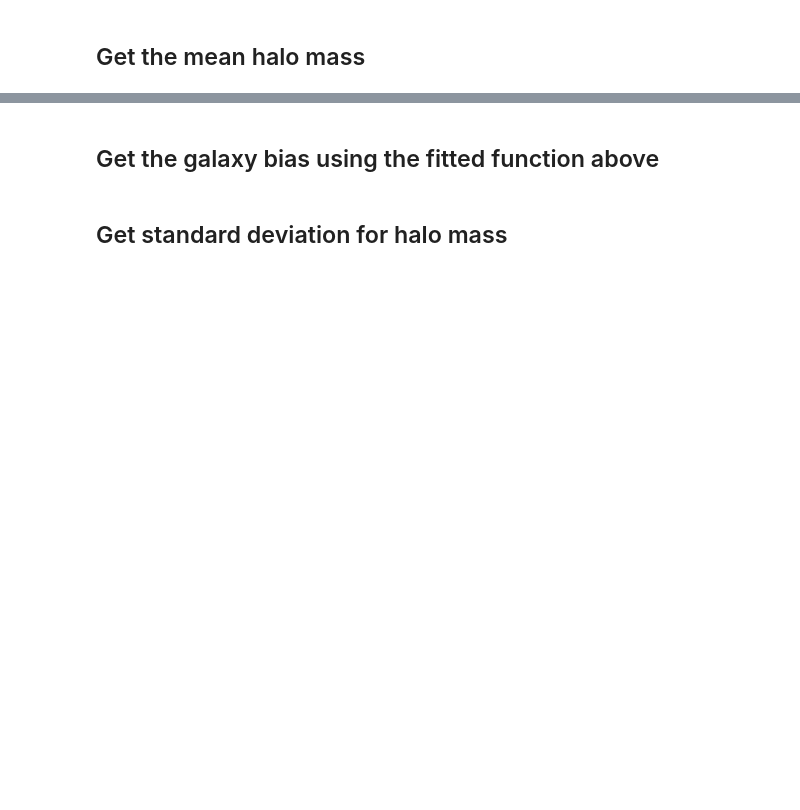
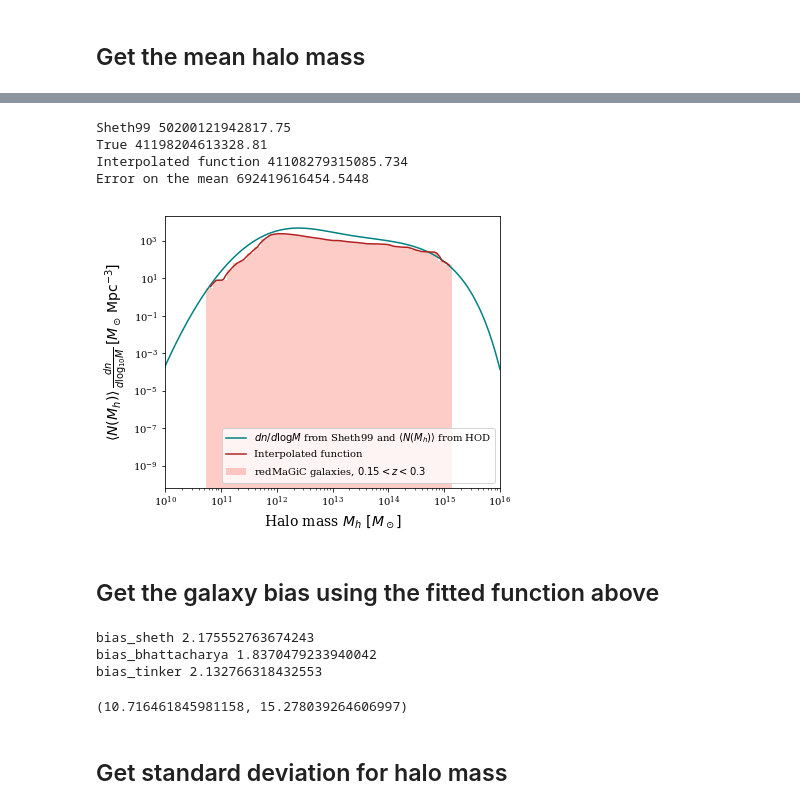
Before and after one commit to LSSTDESC/txpipe-cosmodc2, a Jupyter notebook: notebooks/GalaxyBias.ipynb, the cells around one changed output, grey strips where cells are left out. Saved outputs shown, nothing was run; the diff lists cells and outputs as text; code cells hidden in the pictures; blank space fills up the shorter version.

```diff
--- a/notebooks/GalaxyBias.ipynb
+++ b/notebooks/GalaxyBias.ipynb
@@ -13,7 +13,7 @@ redmagic_ids = redmagic[1].data['id']
 redmagic_z = redmagic[1].data['zredmagic']
 bins = {}
 nbins = 5
-zbin = 'bin5'
+zbin = 'bin1'
 if zbin == 'bin1':
     bin_sel = (redmagic_z> 0.15)&(redmagic_z< 0.30)
 if zbin == 'bin2':
@@ -31,6 +29,6 @@ gc = GCRCatalogs.load_catalog('cosmoDC2_v1.1.4_image')
 # %%
-#halo_all = gc.get_quantities(['halo_mass',  'redshift', 'halo_id', 'galaxy_id', 'isCentral'], filters=['redshift < 0.75', 'redshift > 0.']) # for first three bins
-halo_all = gc.get_quantities(['halo_mass',  'redshift', 'halo_id', 'galaxy_id', 'isCentral'], filters=['redshift < 1.2', 'redshift > 0.3'])
+halo_all = gc.get_quantities(['halo_mass',  'redshift', 'halo_id', 'galaxy_id', 'isCentral'], filters=['redshift < 0.75', 'redshift > 0.']) # for first three bins
+#halo_all = gc.get_quantities(['halo_mass',  'redshift', 'halo_id', 'galaxy_id', 'isCentral'], filters=['redshift < 1.2', 'redshift > 0.3'])
 # %%
 halo_all_big = halo_all
 # %%
@@ -744,0 +785,3 @@ halo_cat['mass'].mean()
+# %%
+plt.rc("text", usetex=False)
+plt.rc("font", family="serif")
@@ -746,75 +809,89 @@ halo_cat['mass'].mean()
 c = ['teal', 'powderblue', 'orange',  'cornflowerblue', 'tomato',  'gray']
 z = 0.5189374243460871
 a = 1./(1+z)
-factor = 10**7
+factor = 2*10**7
 
 #m_arr = np.geomspace(1E10,3E15,128)
+plt.figure(figsize=(6,5))
 
 m_arr = np.geomspace(10**9,10**16,252)
 hmf = ccl.halos.hmfunc.MassFuncSheth99(cosmo, mass_def=None, mass_def_strict=True, use_delta_c_fit=False)
 dndlnM = hmf.get_mass_function(cosmo, m_arr, a, mdef_other=None)
-plt.plot(m_arr, dndlnM*N_total_function(m_arr), label=hmf.name , color = c[0])
+plt.plot(m_arr, dndlnM*N_total_function(m_arr)*factor, label= r'$dn/d \log M$ from '+ hmf.name + r' and $\left< N (M_h) \right>$ from HOD' , color = c[0])
 halo_mass_result = mean_halo_mass_zavg(zl+(zl[2]-zl[1])/2., nzs[indexes[zbin]], m_arr, hmf=hmf)
 halo_mass_Sheth99 = halo_mass_result
-plt.axvline(x=halo_mass_result, ls = ':', color = c[0])
+#plt.axvline(x=halo_mass_result, ls = ':', color = c[0])
 plt.xscale('log')
 print(hmf.name, halo_mass_result)
 
+np.savetxt('../HOD_pars/forplot_sheth99timesNHOD_zbin1.txt', (m_arr, dndlnM*N_total_function(m_arr)*factor))
+
+'''
 hmf = ccl.halos.hmfunc.MassFuncJenkins01(cosmo, mass_def=None, mass_def_strict=True)
 dndlnM = hmf.get_mass_function(cosmo, m_arr, a, mdef_other=None)
-plt.plot(m_arr, dndlnM*N_total_function(m_arr), label=hmf.name , color = c[1])
+plt.plot(m_arr, dndlnM*N_total_function(m_arr)*factor, label=hmf.name , color = c[1])
 halo_mass_result = mean_halo_mass_zavg(zl+(zl[2]-zl[1])/2., nzs[indexes[zbin]], m_arr, hmf=hmf)
 plt.axvline(x=halo_mass_result, ls = ':', color = c[1])
 plt.xscale('log')
 print(hmf.name, halo_mass_result)
 
+
 hmf = ccl.halos.hmfunc.MassFuncAngulo12(cosmo, mass_def=None, mass_def_strict=True)#default using FoF masses
 dndlnM = hmf.get_mass_function(cosmo, m_arr, a, mdef_other=None)
-plt.plot(m_arr, dndlnM*N_total_function(m_arr), label=hmf.name , color = c[2])
+plt.plot(m_arr, dndlnM*N_total_function(m_arr)*factor, label=hmf.name , color = c[2])
 halo_mass_result = mean_halo_mass_zavg(zl+(zl[2]-zl[1])/2., nzs[indexes[zbin]], m_arr, hmf=hmf)
 plt.axvline(x=halo_mass_result, ls = ':', color = c[2])
 plt.xscale('log')
 print(hmf.name, halo_mass_result)
 
 hmf = ccl.halos.hmfunc.MassFuncPress74(cosmo, mass_def=None, mass_def_strict=True)
 dndlnM = hmf.get_mass_function(cosmo, m_arr, a, mdef_other=None)
-plt.plot(m_arr, dndlnM*N_total_function(m_arr), label=hmf.name , color = c[3])
+plt.plot(m_arr, dndlnM*N_total_function(m_arr)*factor, label='HMF = ' + hmf.name , color = c[3])
 halo_mass_result = mean_halo_mass_zavg(zl+(zl[2]-zl[1])/2., nzs[indexes[zbin]], m_arr, hmf=hmf)
 plt.axvline(x=halo_mass_result, ls = ':', color = c[3])
 plt.xscale('log')
 print(hmf.name, halo_mass_result)
-
+'''
 #plt.ylim([1E9,8.5E9])
 true_halo_mass = halo_mass_all.mean()
 print('True', true_halo_mass)
 
 nbins = 50
 bins = np.geomspace(1E10, 1E16, nbins)
 m_arr = np.geomspace(halo_mass_all.min(),halo_mass_all.max(),128)
 
 bins_centers = np.sqrt(bins[1:] * bins[:-1]) #geometric mean
-plt.axvline(x=halo_mass_all.mean(), label= 'Mean halo mass', ls = '-', color = 'gray')
-counts_allgals, _, _= plt.hist(halo_mass_all, label = 'redMaGiC all gals', bins = bins, log= True, alpha = 0.4, color = 'gray')
-cosmodc2_mass_function_redmagic_gals = interp1d(bins_centers, counts_allgals/factor, kind='linear', axis=- 1, copy=True, bounds_error=None, assume_sorted=False)
+#plt.axvline(x=halo_mass_all.mean(), label= 'True mean halo mass', ls = '-', color = 'orange')
+counts_allgals, _, _= plt.hist(halo_mass_all, label = 'redMaGiC galaxies, $0.15<z<0.3$', bins = bins, log= True, alpha = 0.4, color = 'salmon')
+cosmodc2_mass_function_redmagic_gals = interp1d(bins_centers, counts_allgals, kind='linear', axis=- 1, copy=True, bounds_error=None, assume_sorted=False)
 m_arr = np.geomspace(halo_mass_all.min(),halo_mass_all.max(),128)
 
-plt.plot(m_arr, cosmodc2_mass_function_redmagic_gals(m_arr), color='k', label = 'Interpolated function')
+np.savetxt('../HOD_pars/forplot_halo_mass_all_zbin1.txt', halo_mass_all)
+np.savetxt('../HOD_pars/forplot_halo_mass_all_interpolation_zbin1.txt', (m_arr, cosmodc2_mass_function_redmagic_gals(m_arr)) )
+
+plt.plot(m_arr, cosmodc2_mass_function_redmagic_gals(m_arr), color='firebrick', label = 'Interpolated function')
 
 halo_mass_result = mean_halo_mass_zavg(zl+(zl[2]-zl[1])/2., nzs[indexes[zbin]], m_arr, fitted_function = cosmodc2_mass_function_redmagic_gals(m_arr))
 print('Interpolated function', halo_mass_result)
 halo_mass_fitted_function = halo_mass_result
-plt.axvline(x=halo_mass_result, ls = ':', color ='black')
+#plt.axvline(x=halo_mass_result, ls = ':', color ='firebrick')
 
 plt.legend()
-plt.xlabel(r'$M/M_\odot$', fontsize=14)
-plt.ylabel(r'$<N>\,\frac{dn}{d\log_{10}M}\,[M_\odot\,{\rm Mpc}^{-3}]$',fontsize=14)
-
-
+plt.xlabel(r'Halo mass $M_h \  [M_\odot]$', fontsize=14)
+plt.ylabel(r'$\left<N (M_h) \right>\,\frac{dn}{d\log_{10}M}\,[M_\odot\,{\rm Mpc}^{-3}]$',fontsize=14)
+plt.xlim(10**10, 10**16)
+plt.savefig('../plots/interpolated_function.pdf', bbox_inches = 'tight',  pad_inches = 0.1)
 # get errorbar
 err =  halo_mass_all.std()/np.sqrt(len(halo_mass_all))
 print('Error on the mean', err)
 
 np.savetxt('../HOD_pars/mean_halo_mass_zbin_%s'%(indexes[zbin]+1), np.array([true_halo_mass/10**13, halo_mass_Sheth99/10**13, halo_mass_fitted_function/10**13, err/10**13]), header = 'True HMF_Sheth99  HMF_fitted_function Error_on_mean (all divied by 10**13)')
+# %% [output]
+Sheth99 50200121942817.75
+True 41198204613328.81
+Interpolated function 41108279315085.734
+Error on the mean 692419616454.5448
+[figure, added]
 # %% [markdown]
 ## Get the galaxy bias using the fitted function above
 # %%
@@ -837,6 +914,14 @@ bias_tinker = bgal_avg_hod(zl+(zl[2]-zl[1])/2., nzs[indexes[zbin]], m_arr, halo_
 print('bias_tinker', bias_tinker)
 
 np.savetxt('../HOD_pars/galaxy_bias_zbin_%s_hmffittedfunction'%(indexes[zbin]+1), np.array([bias_sheth, bias_bhattacharya, bias_tinker]), header = 'HaloBiasSheth01  HaloBiasBhattacharya11 HaloBiasThinker10')
+# %% [output]
+bias_sheth 2.175552763674243
+bias_bhattacharya 1.8370479233940042
+bias_tinker 2.132766318432553
+# %%
+np.log10(halo_mass_all.min()),np.log10(halo_mass_all.max())
+# %% [output]
+(10.716461845981158, 15.278039264606997)
 # %% [markdown]
 ## Get standard deviation for halo mass
 # %%
```
Also changed, not shown: parts of 30 cells of this notebook, 1 other file.
